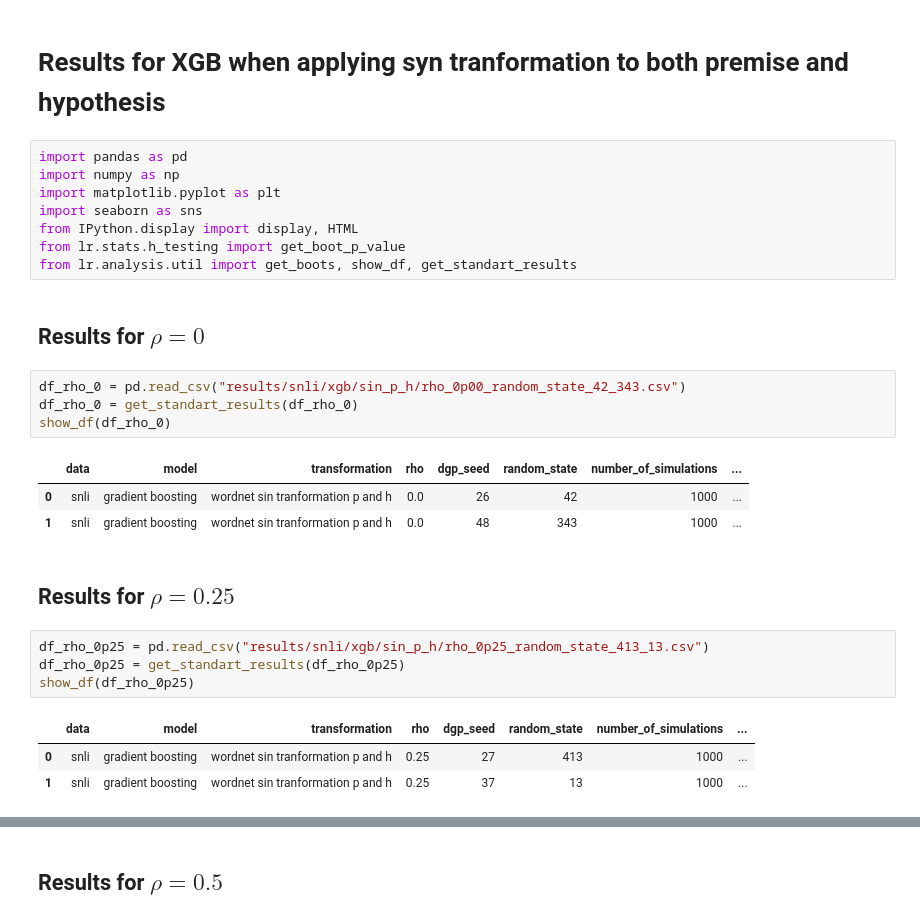
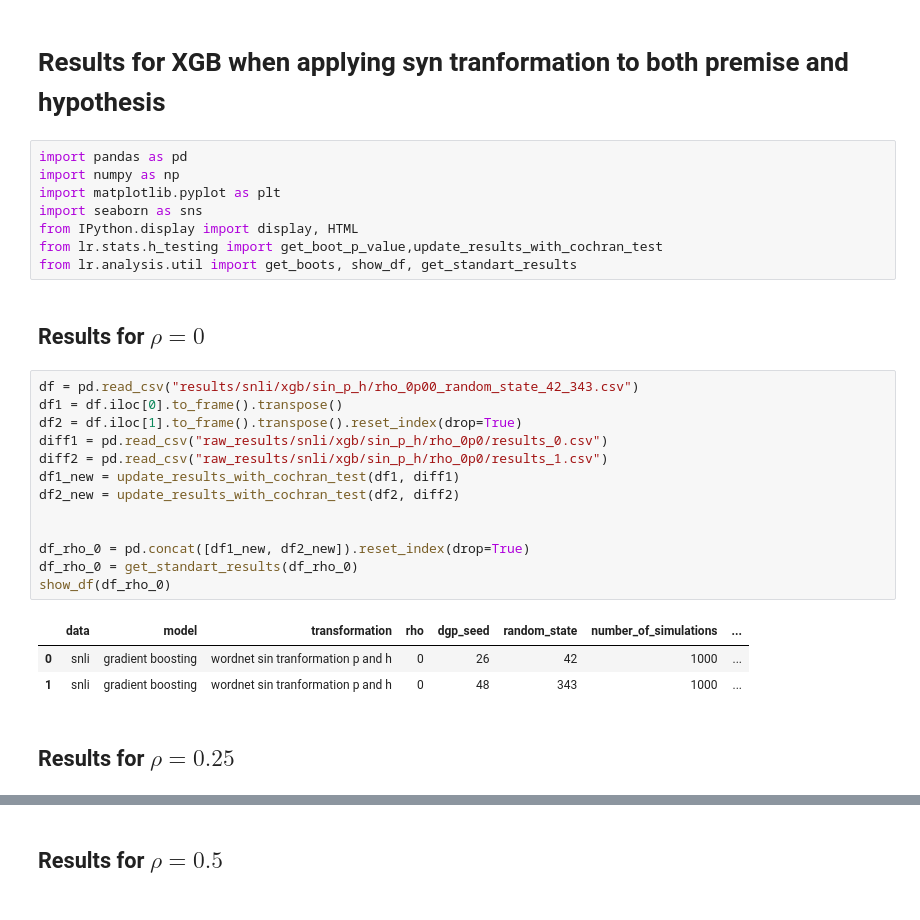
Before and after one commit to lukewanless/looking-for-equivalences, a Jupyter notebook: src/check_results_xgb_p_and_h.ipynb, the cells around one changed output, grey strips where cells are left out. Cells and saved outputs as stored; diff of their text form.

```diff
--- a/src/check_results_xgb_p_and_h.ipynb
+++ b/src/check_results_xgb_p_and_h.ipynb
@@ -6,25 +6,26 @@ import numpy as np
 import matplotlib.pyplot as plt
 import seaborn as sns
 from IPython.display import display, HTML
-from lr.stats.h_testing import get_boot_p_value
+from lr.stats.h_testing import get_boot_p_value,update_results_with_cochran_test
 from lr.analysis.util import get_boots, show_df, get_standart_results
 # %% [markdown]
 ## Results for $\rho = 0$
-# %%
-df_rho_0 = pd.read_csv("results/snli/xgb/sin_p_h/rho_0p00_random_state_42_343.csv")
-df_rho_0 = get_standart_results(df_rho_0)
-show_df(df_rho_0)
-# %% [output]
-|  | data | model | transformation | rho | dgp_seed | random_state | number_of_simulations | ... |
-| 0 | snli | gradient boosting | wordnet sin tranformation p and h | 0.0 | 26 | 42 | 1000 | ... |
-| 1 | snli | gradient boosting | wordnet sin tranformation p and h | 0.0 | 48 | 343 | 1000 | ... |
+# %%
+df = pd.read_csv("results/snli/xgb/sin_p_h/rho_0p00_random_state_42_343.csv")
+df1 = df.iloc[0].to_frame().transpose()
+df2 = df.iloc[1].to_frame().transpose().reset_index(drop=True)
+diff1 = pd.read_csv("raw_results/snli/xgb/sin_p_h/rho_0p0/results_0.csv")
+diff2 = pd.read_csv("raw_results/snli/xgb/sin_p_h/rho_0p0/results_1.csv")
+df1_new = update_results_with_cochran_test(df1, diff1)
+df2_new = update_results_with_cochran_test(df2, diff2)
+
+
+df_rho_0 = pd.concat([df1_new, df2_new]).reset_index(drop=True)
+df_rho_0 = get_standart_results(df_rho_0)
+show_df(df_rho_0)
+# %% [output]
+|  | data | model | transformation | rho | dgp_seed | random_state | number_of_simulations | ... |
+| 0 | snli | gradient boosting | wordnet sin tranformation p and h | 0 | 26 | 42 | 1000 | ... |
+| 1 | snli | gradient boosting | wordnet sin tranformation p and h | 0 | 48 | 343 | 1000 | ... |
 # %% [markdown]
 ## Results for $\rho = 0.25$
-# %%
-df_rho_0p25 = pd.read_csv("results/snli/xgb/sin_p_h/rho_0p25_random_state_413_13.csv")
-df_rho_0p25 = get_standart_results(df_rho_0p25)
-show_df(df_rho_0p25)
-# %% [output]
-|  | data | model | transformation | rho | dgp_seed | random_state | number_of_simulations | ... |
-| 0 | snli | gradient boosting | wordnet sin tranformation p and h | 0.25 | 27 | 413 | 1000 | ... |
-| 1 | snli | gradient boosting | wordnet sin tranformation p and h | 0.25 | 37 | 13 | 1000 | ... |
```
Also changed, not shown: parts of 9 cells of this notebook, 11 other files.
